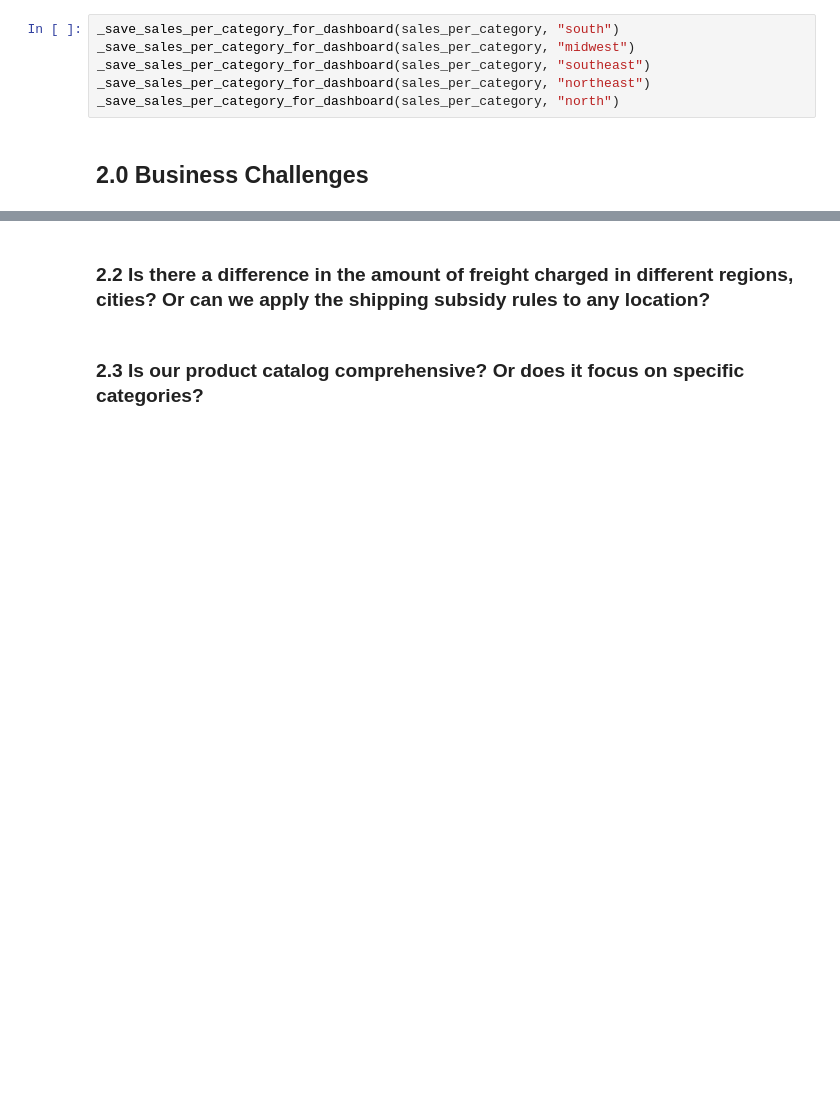
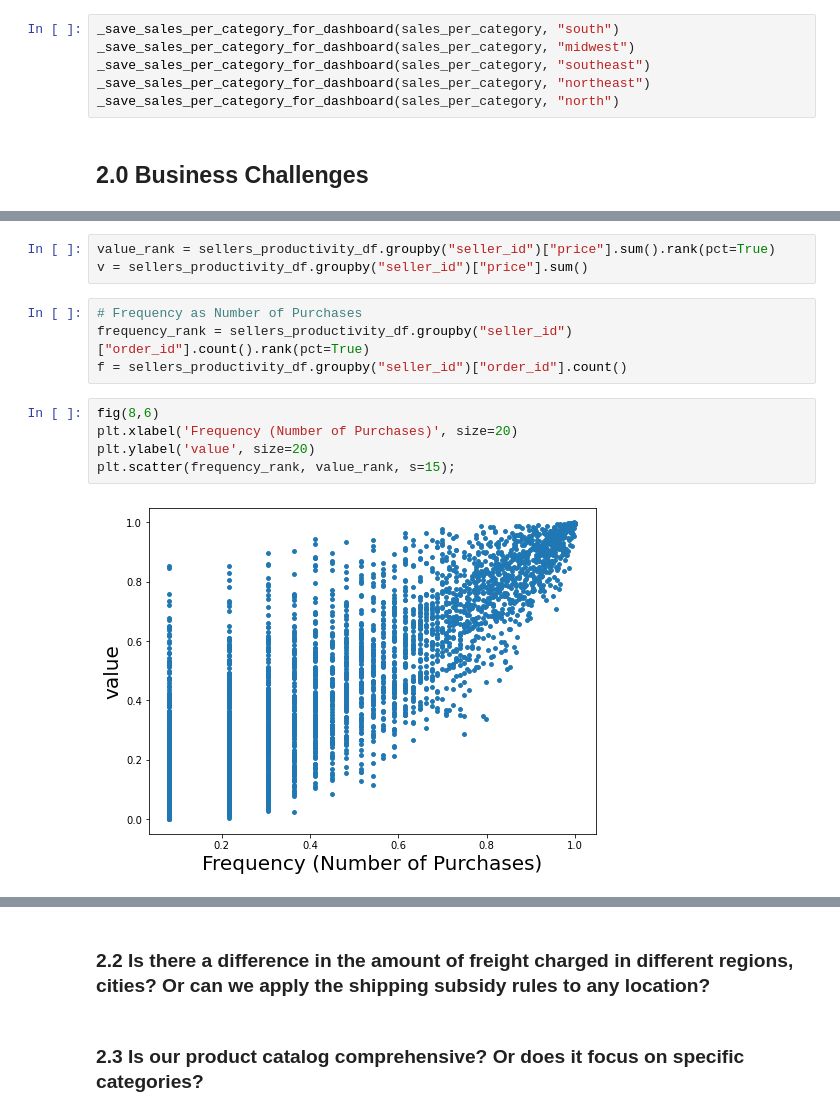
Before and after one commit to pauloreis-ds/olist, a Jupyter notebook: business_questions_insights/notebooks/1.0-pr-data-analysis-postgresql.ipynb, the cells around one changed output, grey strips where cells are left out. Drawn from its saved outputs; the diff is of its cells as text; blank space fills up the shorter version.

```diff
--- a/business_questions_insights/notebooks/1.0-pr-data-analysis-postgresql.ipynb
+++ b/business_questions_insights/notebooks/1.0-pr-data-analysis-postgresql.ipynb
@@ -433,0 +531,14 @@ _save_sales_per_category_for_dashboard(sales_per_category, "north")
+# %%
+value_rank = sellers_productivity_df.groupby("seller_id")["price"].sum().rank(pct=True)
+v = sellers_productivity_df.groupby("seller_id")["price"].sum()
+# %%
+# Frequency as Number of Purchases
+frequency_rank = sellers_productivity_df.groupby("seller_id")["order_id"].count().rank(pct=True)
+f = sellers_productivity_df.groupby("seller_id")["order_id"].count()
+# %%
+fig(8,6)
+plt.xlabel('Frequency (Number of Purchases)', size=20)
+plt.ylabel('value', size=20)
+plt.scatter(frequency_rank, value_rank, s=15);
+# %% [output]
+[figure, added]
```
Also changed, not shown: parts of 23 cells of this notebook, 2 other files.
